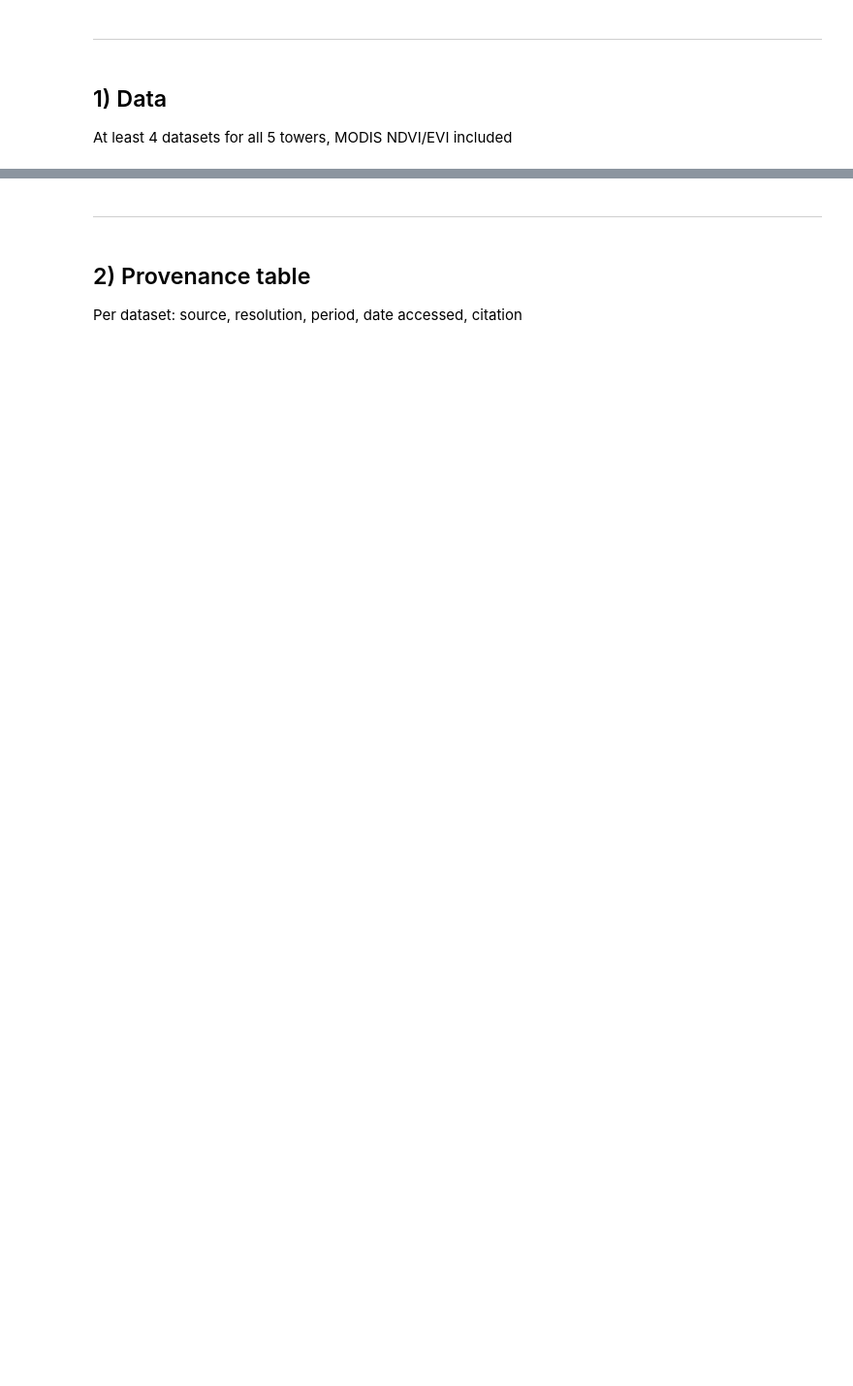
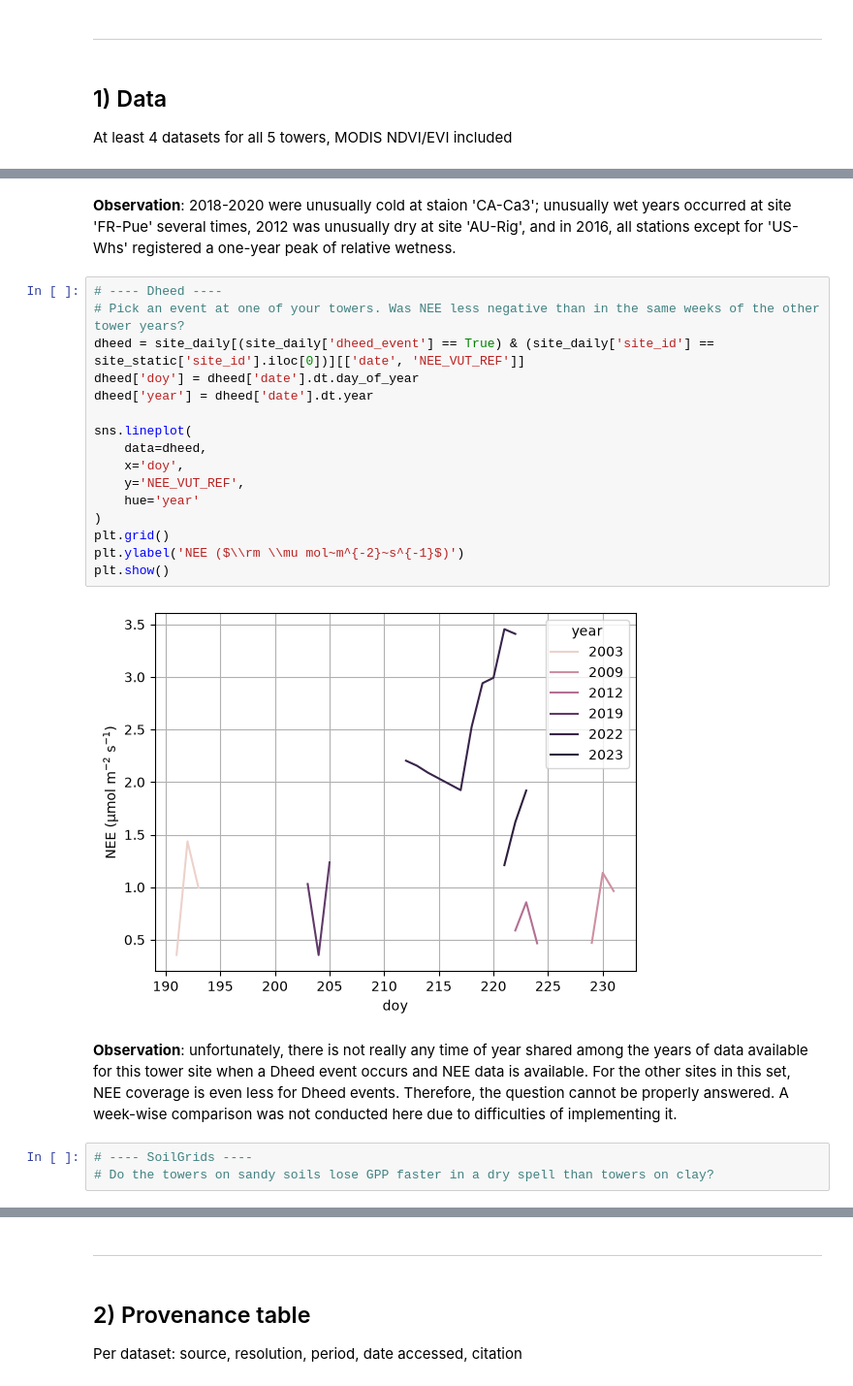
Before and after one commit to loew-b/datascience_env_monit, a Jupyter notebook: reports/block5_neighbours.ipynb, the cells around one changed output, grey strips where cells are left out. Shown at 97% size. Cells and saved outputs as stored; diff of their text form; blank space fills up the shorter version.

```diff
--- a/reports/block5_neighbours.ipynb
+++ b/reports/block5_neighbours.ipynb
@@ -77,0 +129,25 @@ At least 4 datasets for all 5 towers, MODIS NDVI/EVI included
+# %% [markdown]
+**Observation**: 2018-2020 were unusually cold at staion 'CA-Ca3'; unusually wet years occurred at site 'FR-Pue' several times, 2012 was unusually dry at site 'AU-Rig', and in 2016, all stations except for 'US-Whs' registered a one-year peak of relative wetness.
+# %%
+# ---- Dheed ----
+# Pick an event at one of your towers. Was NEE less negative than in the same weeks of the other tower years?
+dheed = site_daily[(site_daily['dheed_event'] == True) & (site_daily['site_id'] == site_static['site_id'].iloc[0])][['date', 'NEE_VUT_REF']]
+dheed['doy'] = dheed['date'].dt.day_of_year
+dheed['year'] = dheed['date'].dt.year
+
+sns.lineplot(
+    data=dheed,
+    x='doy',
+    y='NEE_VUT_REF',
+    hue='year'
+)
+plt.grid()
+plt.ylabel('NEE ($\\rm \\mu mol~m^{-2}~s^{-1}$)')
+plt.show()
+# %% [output]
+[figure, added]
+# %% [markdown]
+**Observation**: unfortunately, there is not really any time of year shared among the years of data available for this tower site when a Dheed event occurs and NEE data is available. For the other sites in this set, NEE coverage is even less for Dheed events. Therefore, the question cannot be properly answered. A week-wise comparison was not conducted here due to difficulties of implementing it.
+# %%
+# ---- SoilGrids ----
+# Do the towers on sandy soils lose GPP faster in a dry spell than towers on clay?
```
Also changed, not shown: parts of 17 cells of this notebook, 3 other files.
